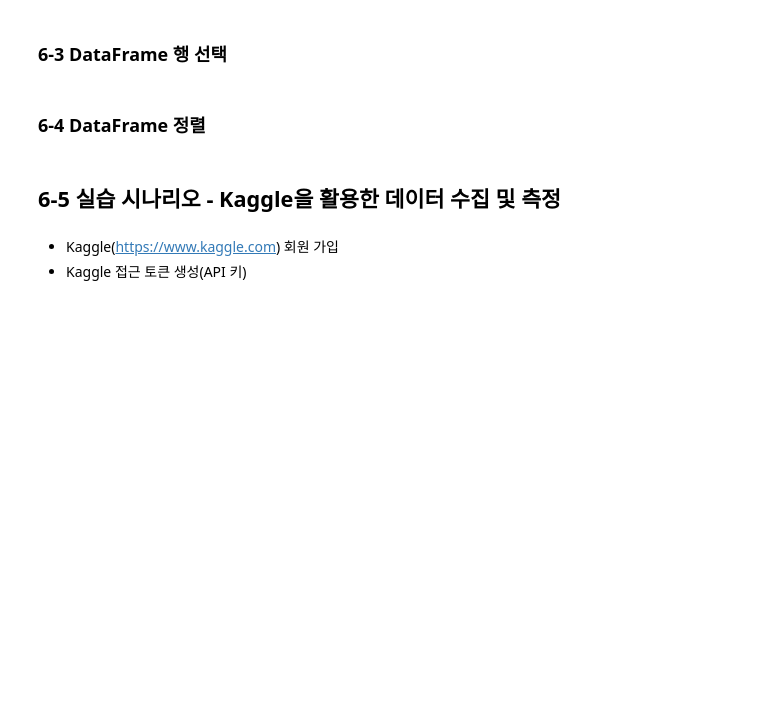
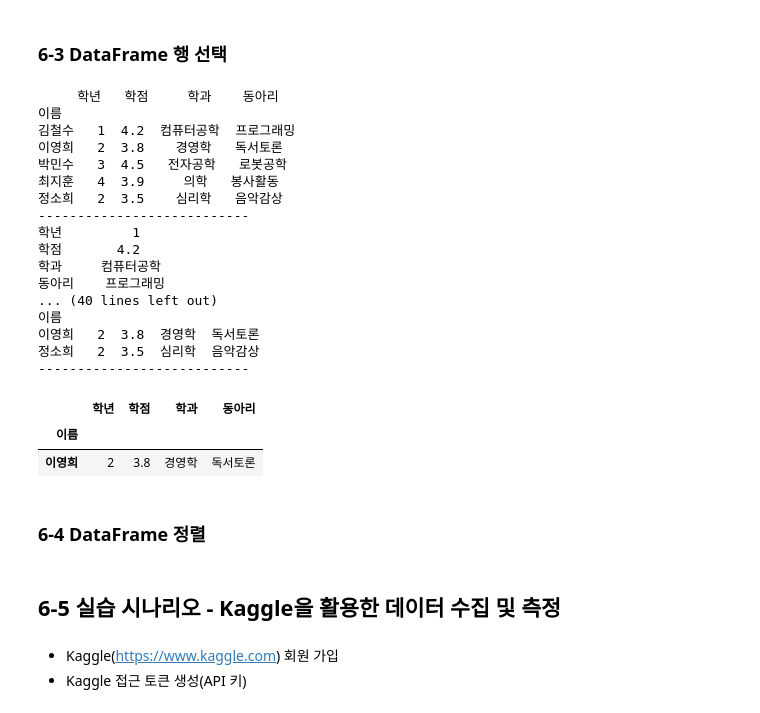
Before and after one commit to jj-it-lab/Data-Analysis-with-Open-Source, a Jupyter notebook: 오픈소스_데이터_분석_6강.ipynb, the cells around one changed output. Saved outputs shown, nothing was run; the diff lists cells and outputs as text; code cells hidden in the pictures; blank space fills up the shorter version.

```diff
--- a/오픈소스_데이터_분석_6강.ipynb
+++ b/오픈소스_데이터_분석_6강.ipynb
@@ -83,21 +114,67 @@ df = pd.DataFrame(data)
 # %%
 import pandas as pd
 
 data = {
     "이름": ["김철수", "이영희", "박민수", "최지훈", "정소희"],
     "학년": [1, 2, 3, 4, 2],
     "학점": [4.2, 3.8, 4.5, 3.9, 3.5],
     "학과": ["컴퓨터공학", "경영학", "전자공학", "의학", "심리학"],
     "동아리": ["프로그래밍", "독서토론", "로봇공학", "봉사활동", "음악감상"]
 }
 
 #DataFrame 인덱스 지정
+df = pd.DataFrame(data)
+df = df.set_index('이름')
+print(df)
+print('---------------------------')
 
 #DataFrame 행 선택
+print(df.loc['김철수'])
+print('---------------------------')
+print(df.loc[['김철수','이영희']]) # 인덱스를 리스트 형태로
+print('---------------------------')
+print(df.loc['김철수':'박민수']) # 슬라이싱 가능
+print('---------------------------')
 
 #DataFrame 위치 기반 행 선택
+print(df.iloc[1]) # 두 번째 행 선택
+print('---------------------------')
+print(df.iloc[[2,3]]) # 3,4번째 행 선택
+print('---------------------------')
+print(df.iloc[1:3]) # 슬라이싱 가능
+print('---------------------------')
 
 #DataFrame 조건 기반 선택
+# Boolean indexing, 리스트 요소 개수는 레코드(학생 개수)와 동일하게
+print(df.loc[[True, False, True, False, False]])
+print('---------------------------')
+# Boolean indexing: 조건을 만족하면 True
+print(df.loc[df['학점'] >= 4.0])
+print('---------------------------')
+print(df[df['학년'] == 2]) # loc[] 사용 안하고
+print('---------------------------')
+df[(df['학년'] == 2) & (df['학점']>=3.7)]
+# %% [output]
+     학년   학점     학과    동아리
+이름
+김철수   1  4.2  컴퓨터공학  프로그래밍
+이영희   2  3.8    경영학   독서토론
+박민수   3  4.5   전자공학   로봇공학
+최지훈   4  3.9     의학   봉사활동
+정소희   2  3.5    심리학   음악감상
+---------------------------
+학년         1
+학점       4.2
+학과     컴퓨터공학
+동아리    프로그래밍
+... (40 lines left out)
+이름
+이영희   2  3.8  경영학  독서토론
+정소희   2  3.5  심리학  음악감상
+---------------------------
+|  | 학년 | 학점 | 학과 | 동아리 |
+| 이름 |  |  |  |  |
+| 이영희 | 2 | 3.8 | 경영학 | 독서토론 |
 # %% [markdown]
 ### 6-4 DataFrame 정렬
 # %%
```
Also changed, not shown: parts of 1 cell of this notebook.
